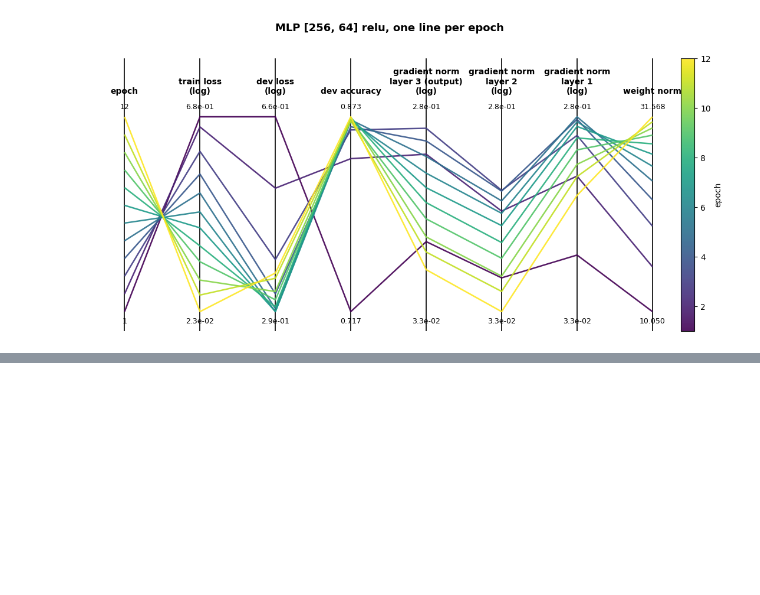
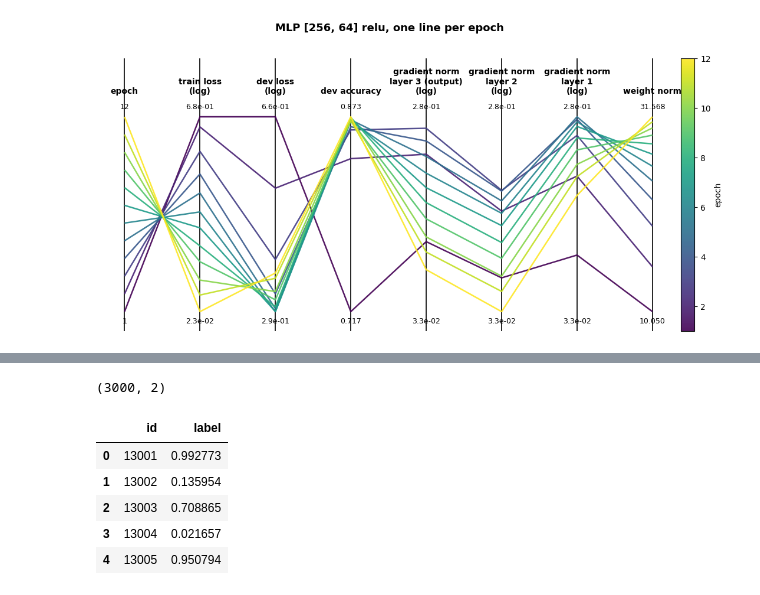
Before and after one commit to rachichi/human-or-ai-submissions-team-27, a Jupyter notebook: submissions/team_27/neuralnet_rl998.ipynb, the cells around one changed output, grey strips where cells are left out. Saved outputs shown, nothing was run; the diff lists cells and outputs as text; code cells hidden in the pictures; blank space fills up the shorter version.

Commit message:
Compelted submission for nn. want to test for ReLU later.

```diff
--- a/submissions/team_27/neuralnet_rl998.ipynb
+++ b/submissions/team_27/neuralnet_rl998.ipynb
@@ -379,0 +443,15 @@ parallel_coordinates(history, f"MLP {SIZES[1:-1]} {ACTIVATION}, one line per epo
+# %%
+full_text = train_df["text"].map(clean_text)
+y_full = train_df["label"].values
+test_text = test_df["text"].map(clean_text)
+
+# Refit both vectorizers on all labeled text, then transform test with the same vocabulary.
+X_full = hstack([word_vectorizer.fit_transform(full_text),
+                 char_vectorizer.fit_transform(full_text)]).tocsr()
+X_test = hstack([word_vectorizer.transform(test_text),
+                 char_vectorizer.transform(test_text)]).tocsr()
+print("full matrix:", X_full.shape, "   test matrix:", X_test.shape)
+
+torch.manual_seed(SEED)
+final_model = MLP([X_full.shape[1]] + SIZES[1:], ACTIVATION, DROPOUT)
+train(final_model, make_loader(X_full, y_full, shuffle=True), epochs=best_epoch, lr=LR, weight_decay=WEIGHT_DECAY);
@@ -379,0 +466,20 @@ parallel_coordinates(history, f"MLP {SIZES[1:-1]} {ACTIVATION}, one line per epo
+# %%
+# Predict P(AI) for each test text. The test loader has no labels, so we don't use evaluate().
+final_model.eval()
+with torch.no_grad():
+    p_test = torch.cat([torch.sigmoid(final_model(xb))
+                        for xb in make_loader(X_test)]).numpy()
+
+# Same format as sample_submission.csv: id, label (probability of AI)
+submission = pd.DataFrame({"id": test_df["id"], "label": p_test})
+submission.to_csv("submission_nn.csv", index=False)
+print(submission.shape)
+submission.head()
+# %% [output]
+(3000, 2)
+|  | id | label |
+| 0 | 13001 | 0.992773 |
+| 1 | 13002 | 0.135954 |
+| 2 | 13003 | 0.708865 |
+| 3 | 13004 | 0.021657 |
+| 4 | 13005 | 0.950794 |
```
Also changed, not shown: parts of 5 cells of this notebook.
